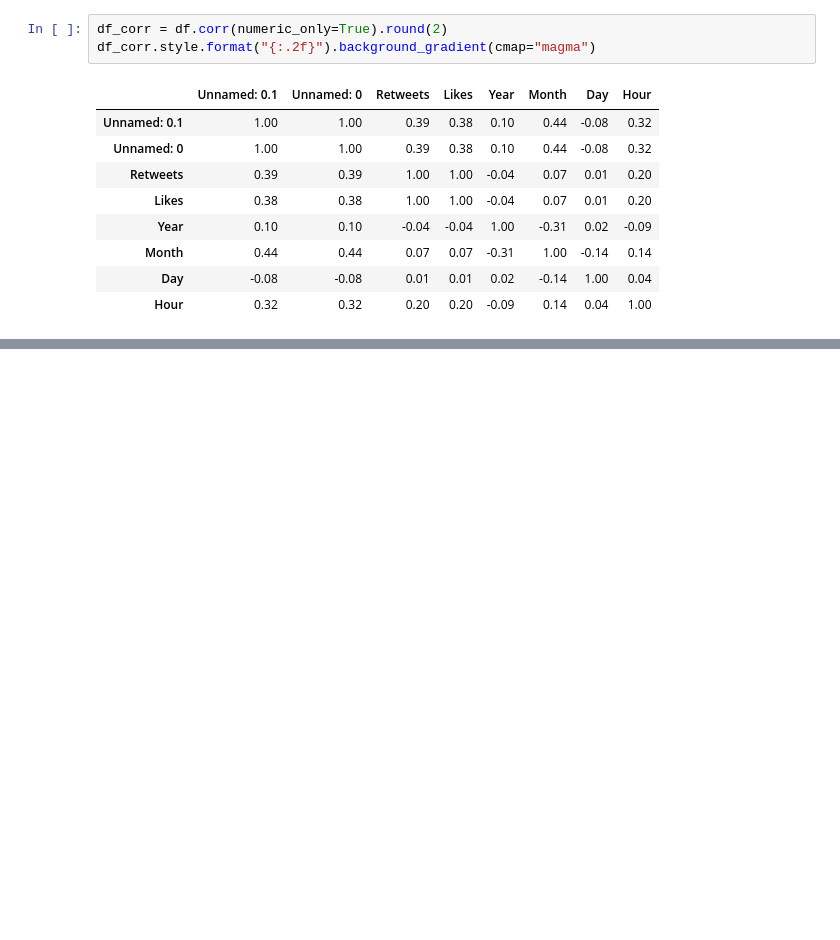
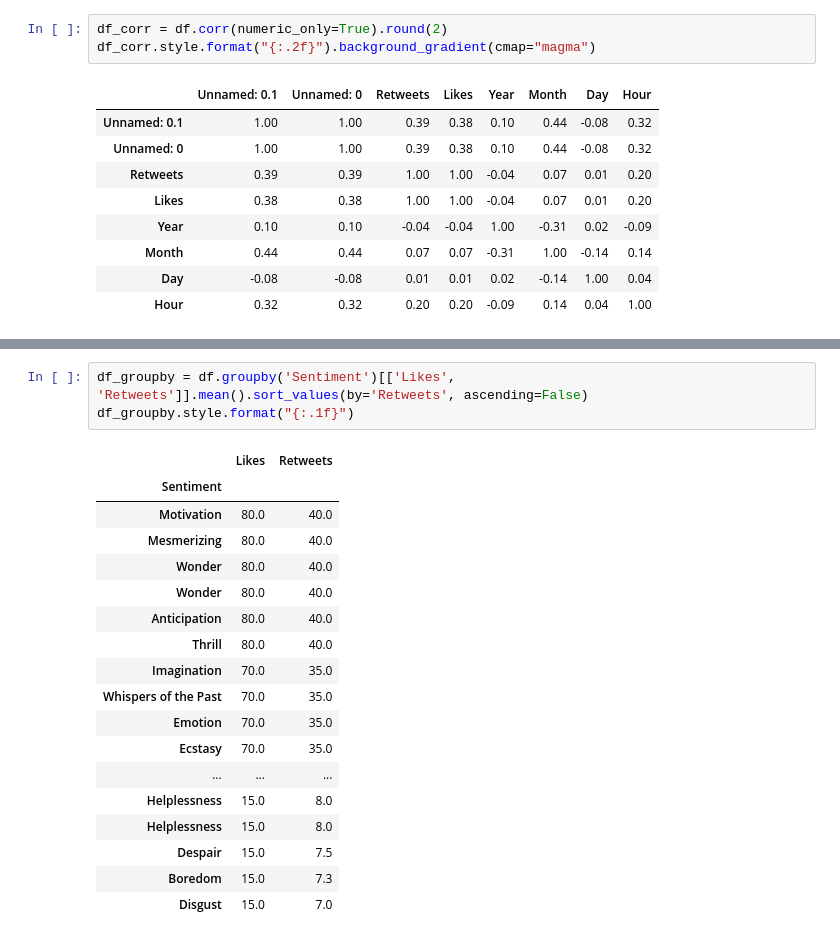
Before and after one commit to Eros-Carrasco/social-media-sentiment-insights, a Jupyter notebook: notebooks/TestEDA_Eros.ipynb, the cells around one changed output, grey strips where cells are left out. Cells and saved outputs as stored; diff of their text form; blank space fills up the shorter version.

```diff
--- a/notebooks/TestEDA_Eros.ipynb
+++ b/notebooks/TestEDA_Eros.ipynb
@@ -180,0 +281,22 @@ df_corr.style.format("{:.2f}").background_gradient(cmap="magma")
+# %%
+df_groupby = df.groupby('Sentiment')[['Likes', 'Retweets']].mean().sort_values(by='Retweets', ascending=False)
+df_groupby.style.format("{:.1f}")
+# %% [output]
+|  | Likes | Retweets |
+| Sentiment |  |  |
+| Motivation | 80.0 | 40.0 |
+| Mesmerizing | 80.0 | 40.0 |
+| Wonder | 80.0 | 40.0 |
+| Wonder | 80.0 | 40.0 |
+| Anticipation | 80.0 | 40.0 |
+| Thrill | 80.0 | 40.0 |
+| Imagination | 70.0 | 35.0 |
+| Whispers of the Past | 70.0 | 35.0 |
+| Emotion | 70.0 | 35.0 |
+| Ecstasy | 70.0 | 35.0 |
+| ... | ... | ... |
+| Helplessness | 15.0 | 8.0 |
+| Helplessness | 15.0 | 8.0 |
+| Despair | 15.0 | 7.5 |
+| Boredom | 15.0 | 7.3 |
+| Disgust | 15.0 | 7.0 |
```
Also changed, not shown: parts of 8 cells of this notebook.
